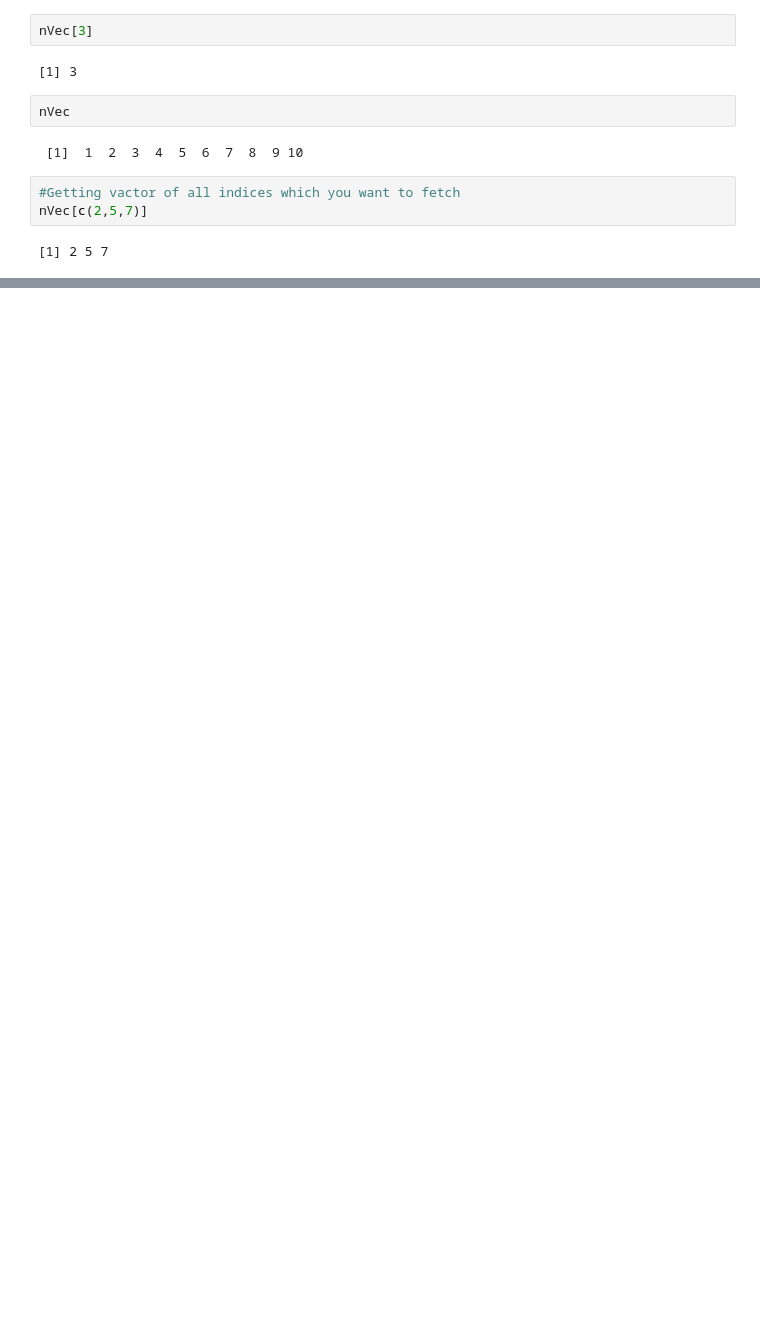
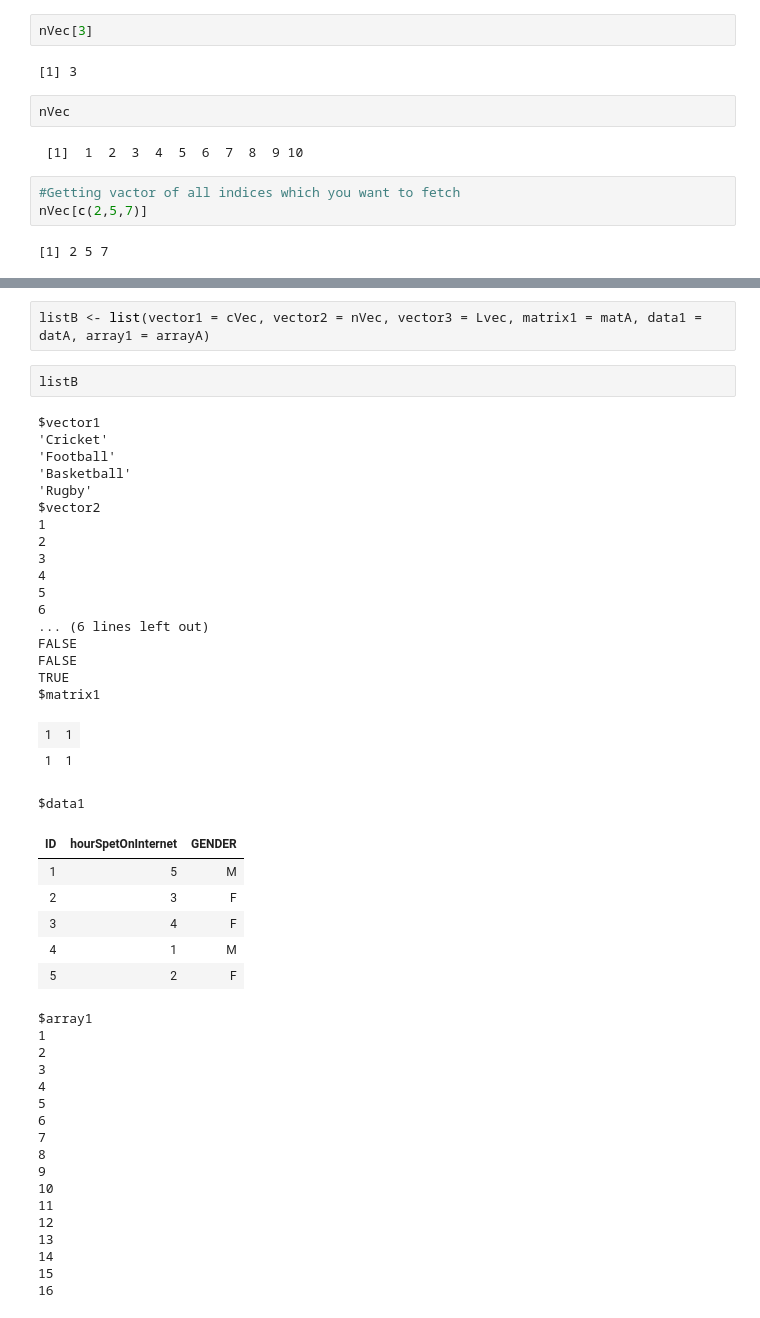
Before and after one commit to MohamedBaligh/r-programming, a Jupyter notebook: Data Structures in R.ipynb, the cells around one changed output, grey strips where cells are left out. Saved outputs shown, nothing was run; the diff lists cells and outputs as text; blank space fills up the shorter version.

```diff
--- a/Data Structures in R.ipynb
+++ b/Data Structures in R.ipynb
@@ -99,0 +415,48 @@ nVec[c(2,5,7)]
+# %%
+listB <- list(vector1 = cVec, vector2 = nVec, vector3 = Lvec, matrix1 = matA, data1 = datA, array1 = arrayA)
+# %%
+listB
+# %% [output]
+$vector1
+'Cricket'
+'Football'
+'Basketball'
+'Rugby'
+$vector2
+1
+2
+3
+4
+5
+6
+... (6 lines left out)
+FALSE
+FALSE
+TRUE
+$matrix1
+| 1 | 1 |
+| 1 | 1 |
+$data1
+| ID | hourSpetOnInternet | GENDER |
+| 1 | 5 | M |
+| 2 | 3 | F |
+| 3 | 4 | F |
+| 4 | 1 | M |
+| 5 | 2 | F |
+$array1
+1
+2
+3
+4
+5
+6
+7
+8
+9
+10
+11
+12
+13
+14
+15
+16
```
Also changed, not shown: parts of 63 cells of this notebook, 2 other files.
